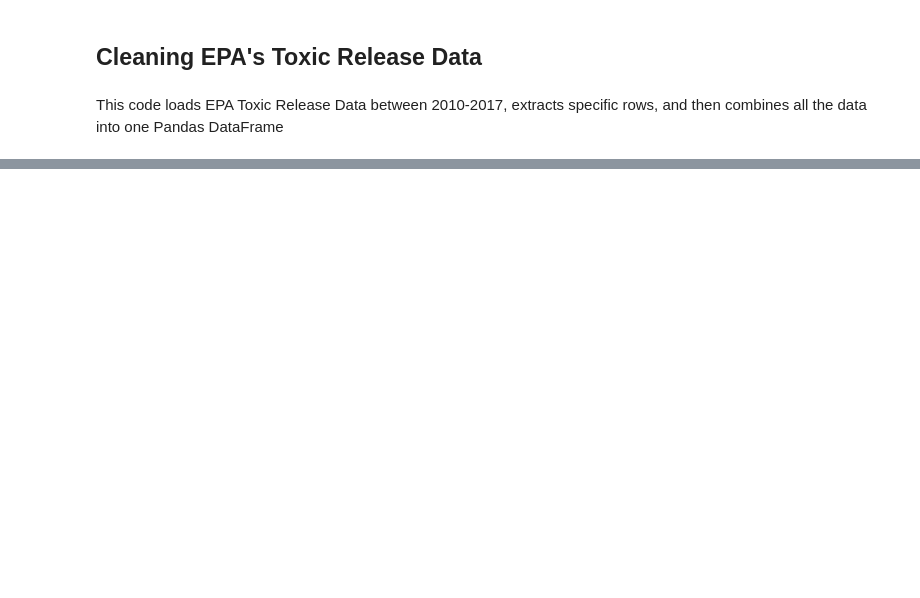
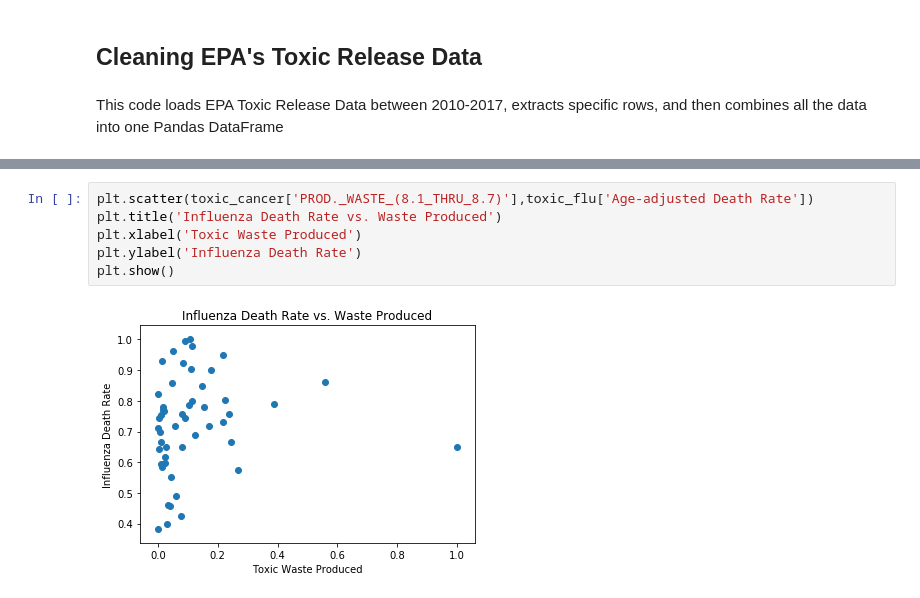
Before and after one commit to austinlittle1/ETLproject, a Jupyter notebook: toxic_release_resources/CleanToxicReleaseData.ipynb, the cells around one changed output, grey strips where cells are left out. Saved outputs shown, nothing was run; the diff lists cells and outputs as text; blank space fills up the shorter version.

```diff
--- a/toxic_release_resources/CleanToxicReleaseData.ipynb
+++ b/toxic_release_resources/CleanToxicReleaseData.ipynb
@@ -49,0 +149,8 @@ ToxRelData
+# %%
+plt.scatter(toxic_cancer['PROD._WASTE_(8.1_THRU_8.7)'],toxic_flu['Age-adjusted Death Rate'])
+plt.title('Influenza Death Rate vs. Waste Produced')
+plt.xlabel('Toxic Waste Produced')
+plt.ylabel('Influenza Death Rate')
+plt.show()
+# %% [output]
+[figure, added]
```
Also changed, not shown: parts of 11 cells of this notebook.
